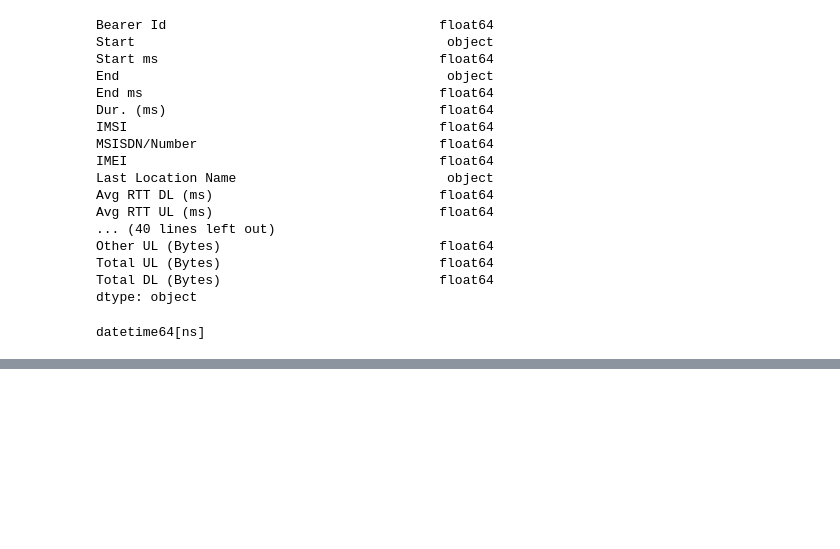
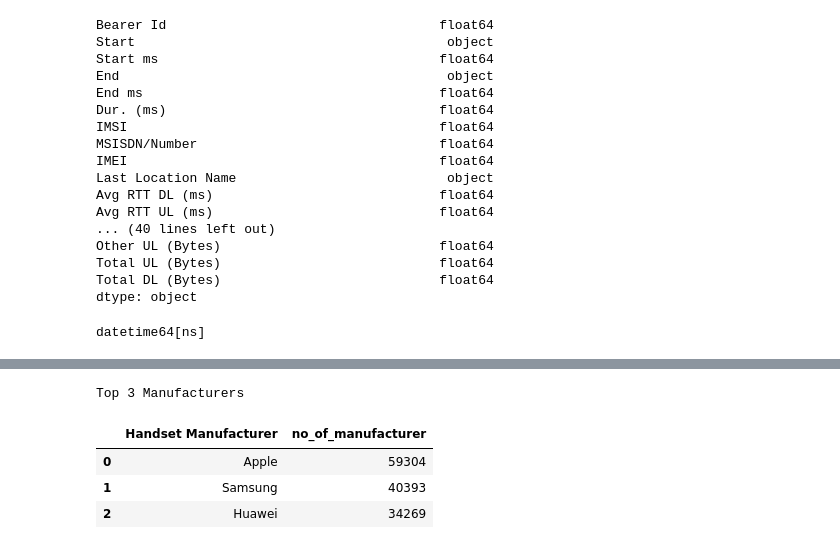
Before and after one commit to ab3lT/10-Academy-Week-2, a Jupyter notebook: notebook/user_analysis.ipynb, the cells around one changed output, grey strips where cells are left out. Cells and saved outputs as stored; diff of their text form; code cells hidden in the pictures; blank space fills up the shorter version.

Commit message:
Top 3 manufactures

```diff
--- a/notebook/user_analysis.ipynb
+++ b/notebook/user_analysis.ipynb
@@ -143,0 +169,14 @@ top_10 = ha.top_handsets(top_n=10).reset_index()
+# %%
+# Top 3 manufactures
+print('Top 3 Manufacturers')
+top_3_manufacturers = ha.top_manufacturers(top_n=3).reset_index(name='no_of_manufacturer')
+top_3 = top_3_manufacturers.reset_index(drop=True)
+# %% [output]
+Top 3 Manufacturers
+# %%
+top_3
+# %% [output]
+|  | Handset Manufacturer | no_of_manufacturer |
+| 0 | Apple | 59304 |
+| 1 | Samsung | 40393 |
+| 2 | Huawei | 34269 |
```
Also changed, not shown: parts of 2 cells of this notebook.
